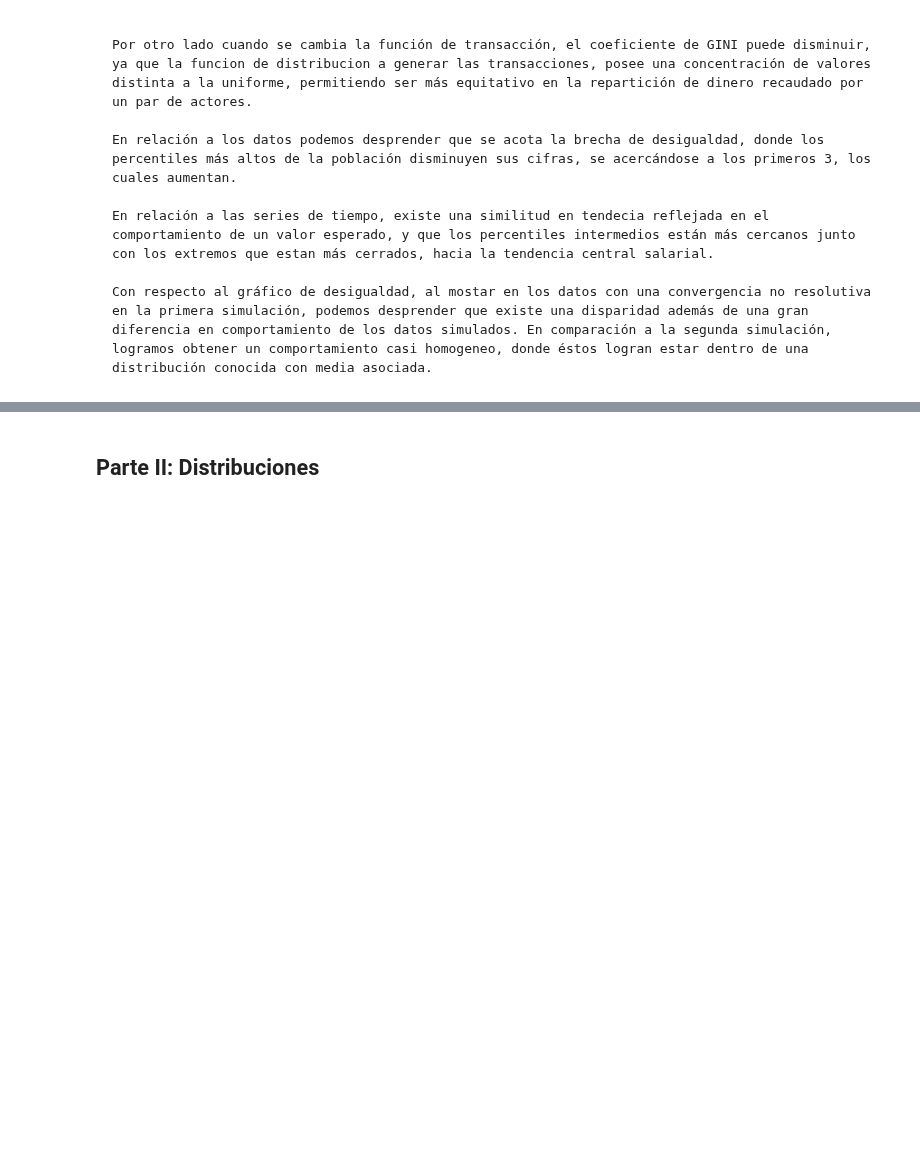
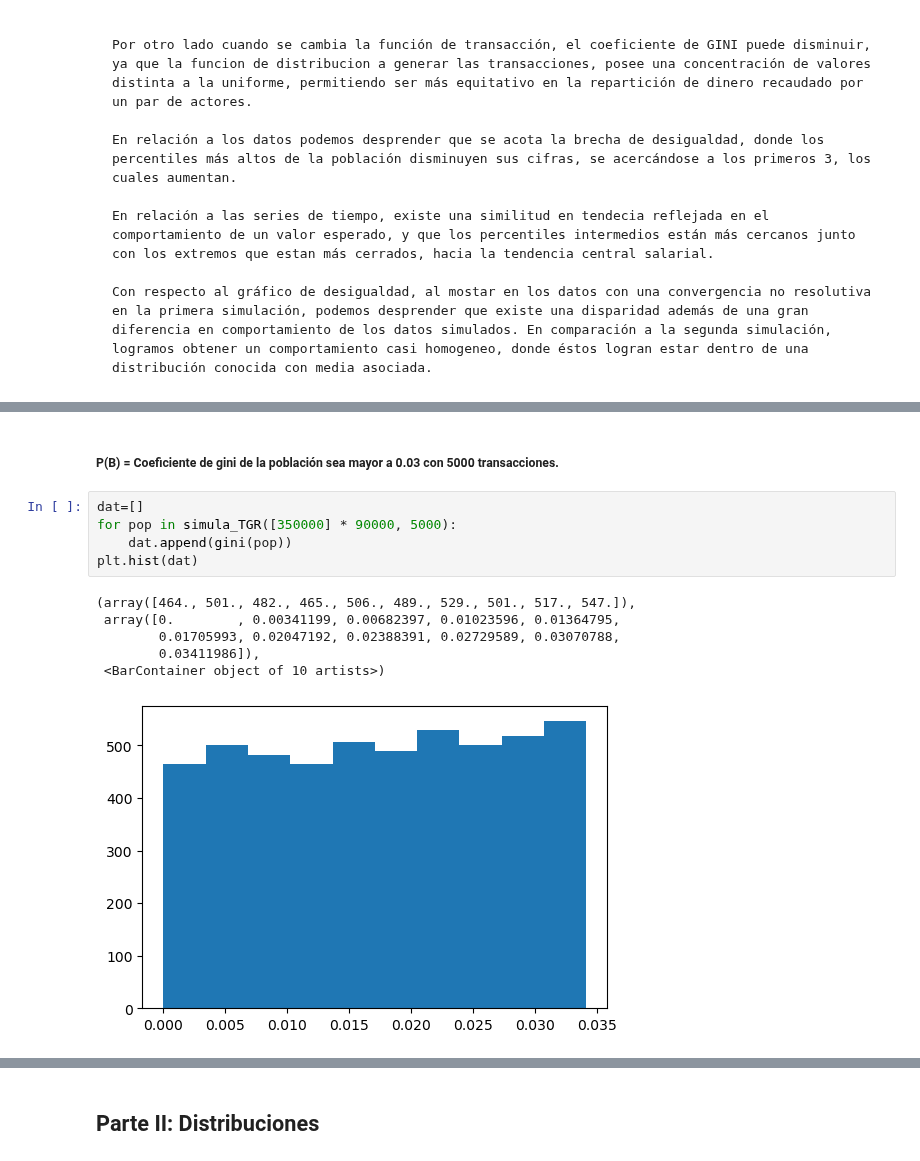
Before and after one commit to estebantejeda/INFO274, a Jupyter notebook: Proyecto/ProyectoUnidad1.ipynb, the cells around one changed output, grey strips where cells are left out. Cells and saved outputs as stored; diff of their text form; blank space fills up the shorter version.

```diff
--- a/Proyecto/ProyectoUnidad1.ipynb
+++ b/Proyecto/ProyectoUnidad1.ipynb
@@ -294,0 +325,14 @@ show2(dinerop)
+# %% [markdown]
+##### P(B) = Coeficiente de gini de la población sea mayor a 0.03 con 5000 transacciones.
+# %%
+dat=[]
+for pop in simula_TGR([350000] * 90000, 5000):
+    dat.append(gini(pop))
+plt.hist(dat)
+# %% [output]
+(array([464., 501., 482., 465., 506., 489., 529., 501., 517., 547.]),
+ array([0.        , 0.00341199, 0.00682397, 0.01023596, 0.01364795,
+        0.01705993, 0.02047192, 0.02388391, 0.02729589, 0.03070788,
+        0.03411986]),
+ <BarContainer object of 10 artists>)
+[figure, added]
```
Also changed, not shown: parts of 11 cells of this notebook, 1 other file.
